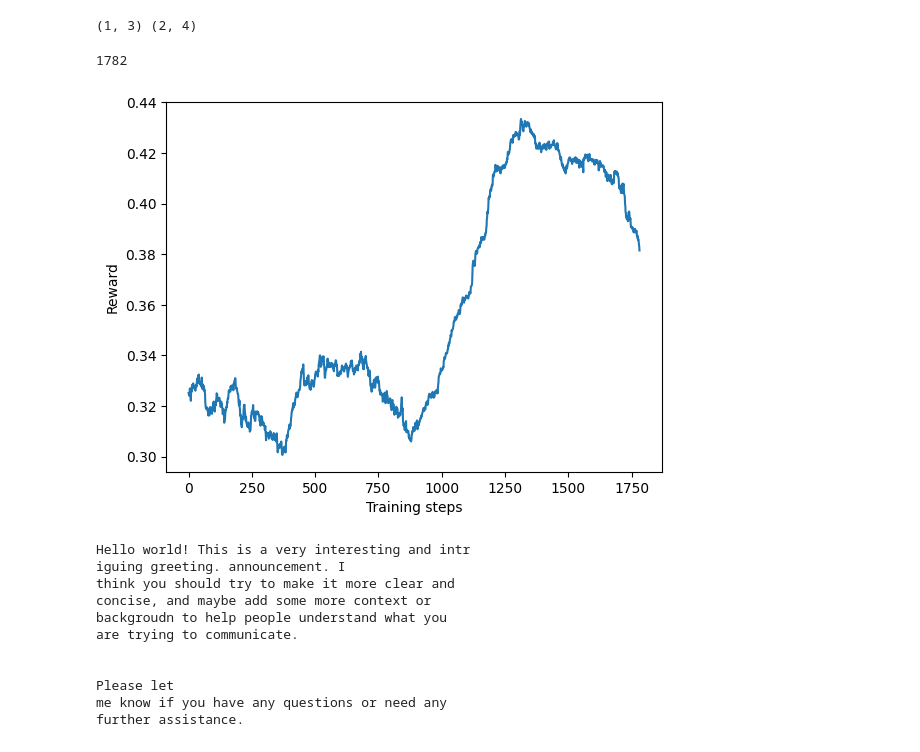
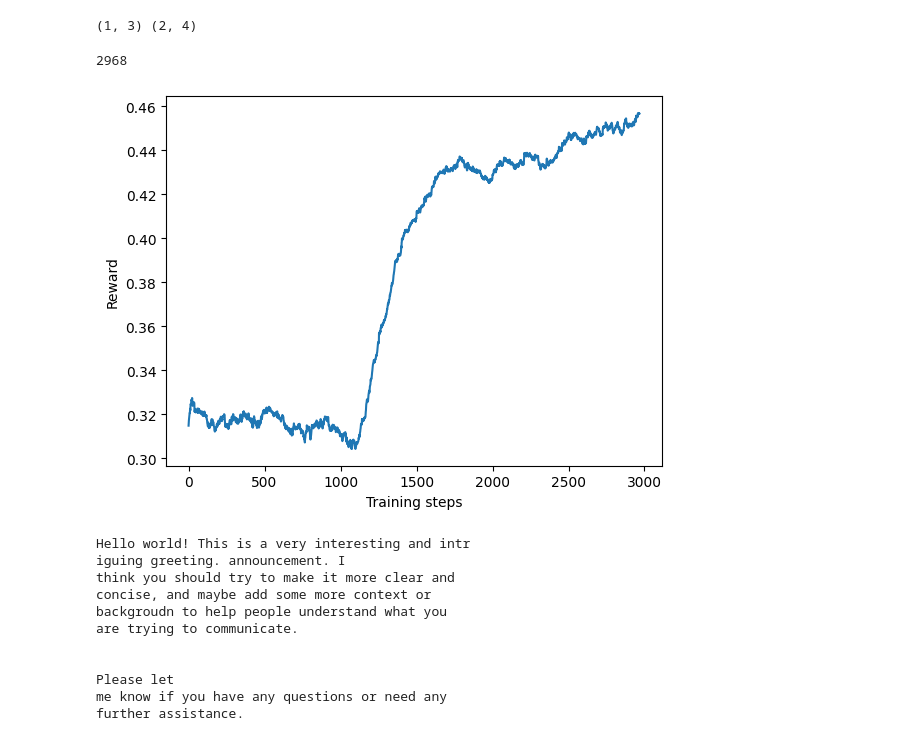
Before and after one commit to will0010077/Reinforced-Retrieval, a Jupyter notebook: text.ipynb, the cells around one changed output. Saved outputs shown, nothing was run; the diff lists cells and outputs as text; code cells hidden in the pictures.

```diff
--- a/text.ipynb
+++ b/text.ipynb
@@ -6,31 +6,30 @@ print(a,b)
 # %%
 
 
 import torch
 from time import time
 from DocBuilder.utils import split_list_to_batch, restore_batched_list, unbind_sparse, top_k_sparse, tensor_retuen_type
 from DocBuilder.Retriever_k_means import cluster_builder
 import matplotlib.pyplot as plt
+import numpy as np
 with open("reward_number.txt", "r") as f:
     r = f.readlines()
-r = [float(i) for i in r][0:]
+r = [float(i) for i in r][:]
 print(len(r))
 moving_avg = []
-int(len(r)*0.1)
-ma = sum(r[:int(len(r)*0.1)])/int(len(r)*0.1)
+ma = np.mean(r[:1000])
 ratio=1-10/len(r)
-ratio=0
 for x in r:
     ma = ratio * ma + (1-ratio) * x
     moving_avg.append(ma)
 
 plt.ylabel("Reward")
 plt.xlabel("Training steps")
 plt.plot(moving_avg)
 plt.show()
 # %% [output]
-1782
+2968
-[figure, old version]
+[figure, new version]
 # %%
 from transformers import AutoModelForCausalLM, AutoTokenizer
 from LM.llama_reader import LLaMa_reader
```
Also changed, not shown: 1 other file.
